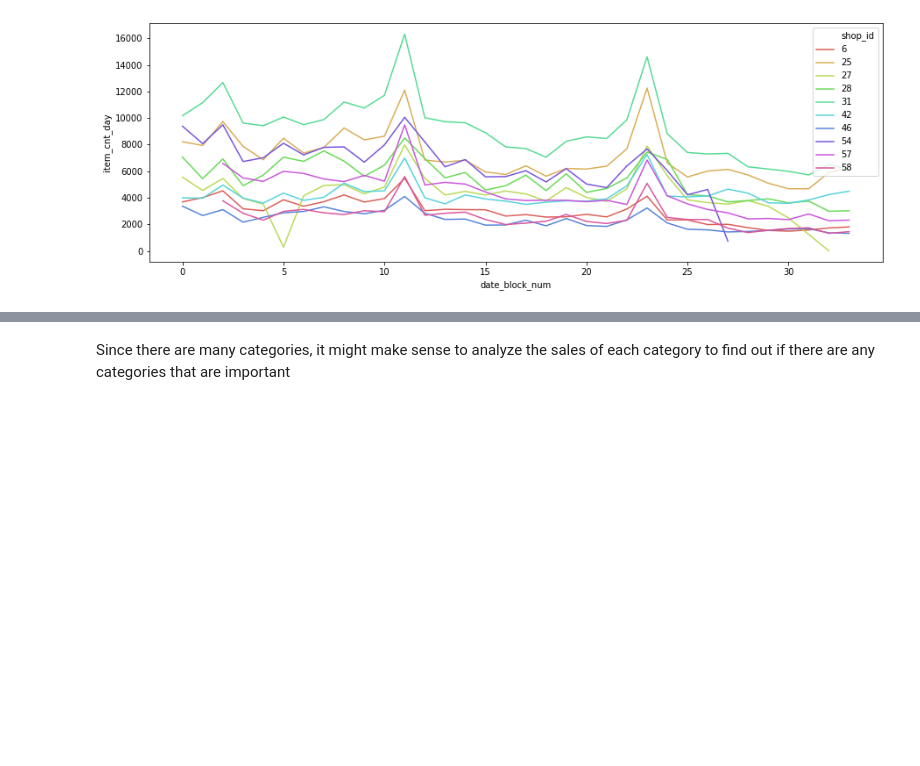
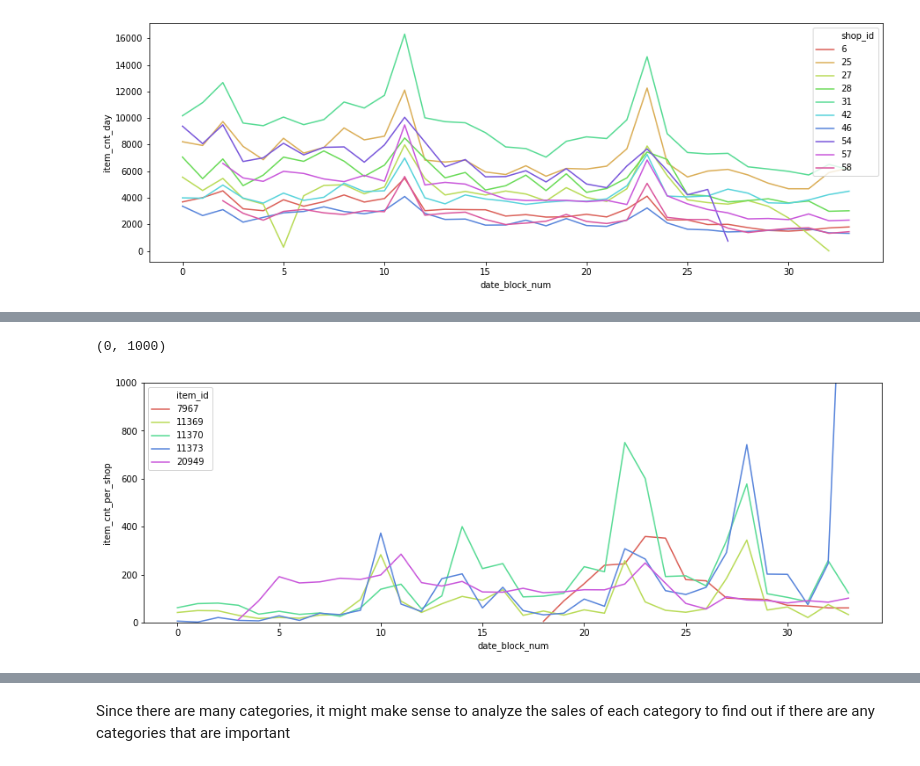
Before and after one commit to jekkiechan/sales_forecasting, a Jupyter notebook: sales_prediction/eda.ipynb, the cells around one changed output, grey strips where cells are left out. Drawn from its saved outputs; the diff is of its cells as text; code cells hidden in the pictures; blank space fills up the shorter version.

```diff
--- a/sales_prediction/eda.ipynb
+++ b/sales_prediction/eda.ipynb
@@ -292,0 +304,5 @@ sns.lineplot('date_block_num',
+# %%
+sales_by_item = train_agg.groupby(['date_block_num','item_id']).agg({'item_cnt_day':'sum',
+                                                                     'shop_id':'count'}).reset_index()
+# %%
+sales_by_item['item_cnt_per_shop'] = sales_by_item['item_cnt_day']/sales_by_item['shop_id']
@@ -292,0 +316,5 @@ sns.lineplot('date_block_num',
+# %%
+top_10_items = sales_by_item.groupby(['item_id'])['item_cnt_per_shop'].mean(). \
+reset_index(). \
+sort_values(by = 'item_cnt_per_shop',ascending = False)[:5]. \
+item_id
@@ -292,0 +326,14 @@ sns.lineplot('date_block_num',
+# %%
+fig,ax = plt.subplots(figsize = [15,5])
+
+sns.lineplot('date_block_num',
+             'item_cnt_per_shop',
+             hue = 'item_id',
+             data = sales_by_item[sales_by_item.item_id.isin(top_10_items)],
+             palette = sns.color_palette('hls',5),
+             ax = ax)
+
+ax.set_ylim([0,1000])
+# %% [output]
+(0, 1000)
+[figure, added]
```
Also changed, not shown: parts of 6 cells of this notebook.
